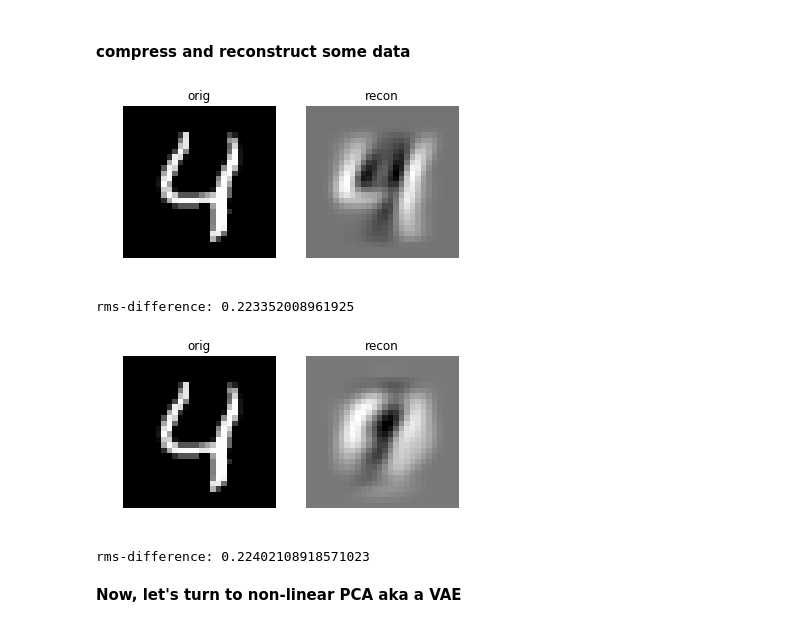
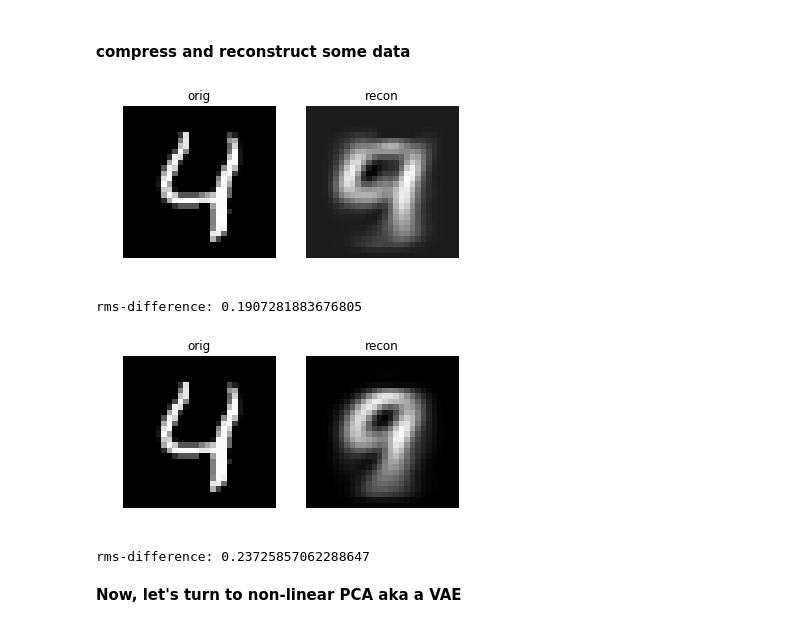
Before and after one commit to VMBoehm/ML-Tutorials, a Jupyter notebook: VAE+PCA_Tutorial.ipynb, the cells around one changed output. Saved outputs shown, nothing was run; the diff lists cells and outputs as text; code cells hidden in the pictures.

Commit message:
adding mean subtraction

```diff
--- a/VAE+PCA_Tutorial.ipynb
+++ b/VAE+PCA_Tutorial.ipynb
@@ -117,8 +117,9 @@ for ii in range(16):
 # compute the data covariance by class and decompose
 from sklearn.covariance import EmpiricalCovariance #more memory efficient than by hand...
 
-ws = np.zeros((10,28*28))
-vs = np.zeros((10,28*28,28*28))
+ws    = np.zeros((10,28*28))
+vs    = np.zeros((10,28*28,28*28))
+means = np.zeros((10,28*28))
 
 figure()
 for ii in range(10):
@@ -127,7 +128,7 @@ for ii in range(10):
   indices       = np.where(targets_train==ii)
   x             = x_train[indices]
   cov           = EmpiricalCovariance(assume_centered=False).fit(x).covariance_
-
+  mean          = np.mean(x,axis=0)
   #decompose
   w,v           = np.linalg.eigh(cov)
 
@@ -136,6 +137,7 @@ for ii in range(10):
   w             = w[indices]
   ws[ii] = w
   vs[ii] = v.T[indices]
+  means[ii] = mean
 
   #plot
   semilogy(np.arange(len(w)),w, ls='', marker='+', label='class %d'%ii)
@@ -150,7 +152,7 @@ show()
 
 x             = x_train
 cov           = EmpiricalCovariance(assume_centered=False).fit(x).covariance_
-
+mean          = np.mean(x_train,axis=0)
 #decompose
 w,v           = np.linalg.eigh(cov)
 
@@ -175,15 +177,16 @@ latent_dim = 2
 
 # restrict compression operator to desired dimensionality
 R = vs[label][:latent_dim]
+m = means[ii]
 
 # restrict test data to label
 x = x_test[np.where(targets_test==label)][0]
 
 #compression
-s = np.dot(R,x)
+s = np.dot(R,x-m)
 
 #decompression
-x_hat = np.dot(R.T,s)
+x_hat = np.dot(R.T,s)+m
 
 figure()
 subplot(1,2,1)
@@ -198,36 +201,37 @@ show()
 
 print('rms-difference:', np.sqrt(np.mean((x_hat-x)**2)))
 # %% [output]
-[figure, old version]
+[figure, new version]
-rms-difference: 0.223352008961925
+rms-difference: 0.1907281883676805
 # %%
 # same thing with PCA 'trained' on entire dataset
 R = v[:latent_dim]
 
 # restrict test data to label
 x = x_test[np.where(targets_test==label)][0]
+m - mean
 
 #compression
-s = np.dot(R,x)
+s = np.dot(R,x-m)
 
 #decompression
-x_hat = np.dot(R.T,s)
+x_hat = np.dot(R.T,s)+m
 
 figure()
 subplot(1,2,1)
 title('orig')
 imshow(x.reshape(28,28),cmap='gray')
 axis('off')
 subplot(1,2,2)
 title('recon')
 imshow(x_hat.reshape(28,28), cmap='gray')
 axis('off')
 show()
 
 print('rms-difference:', np.sqrt(np.mean((x_hat-x)**2)))
 # %% [output]
-[figure, old version]
+[figure, new version]
-rms-difference: 0.22402108918571023
+rms-difference: 0.23725857062288647
 # %% [markdown]
 **Now, let's turn to non-linear PCA aka a VAE**
 # %%
```
Also changed, not shown: parts of 1 cell of this notebook.
